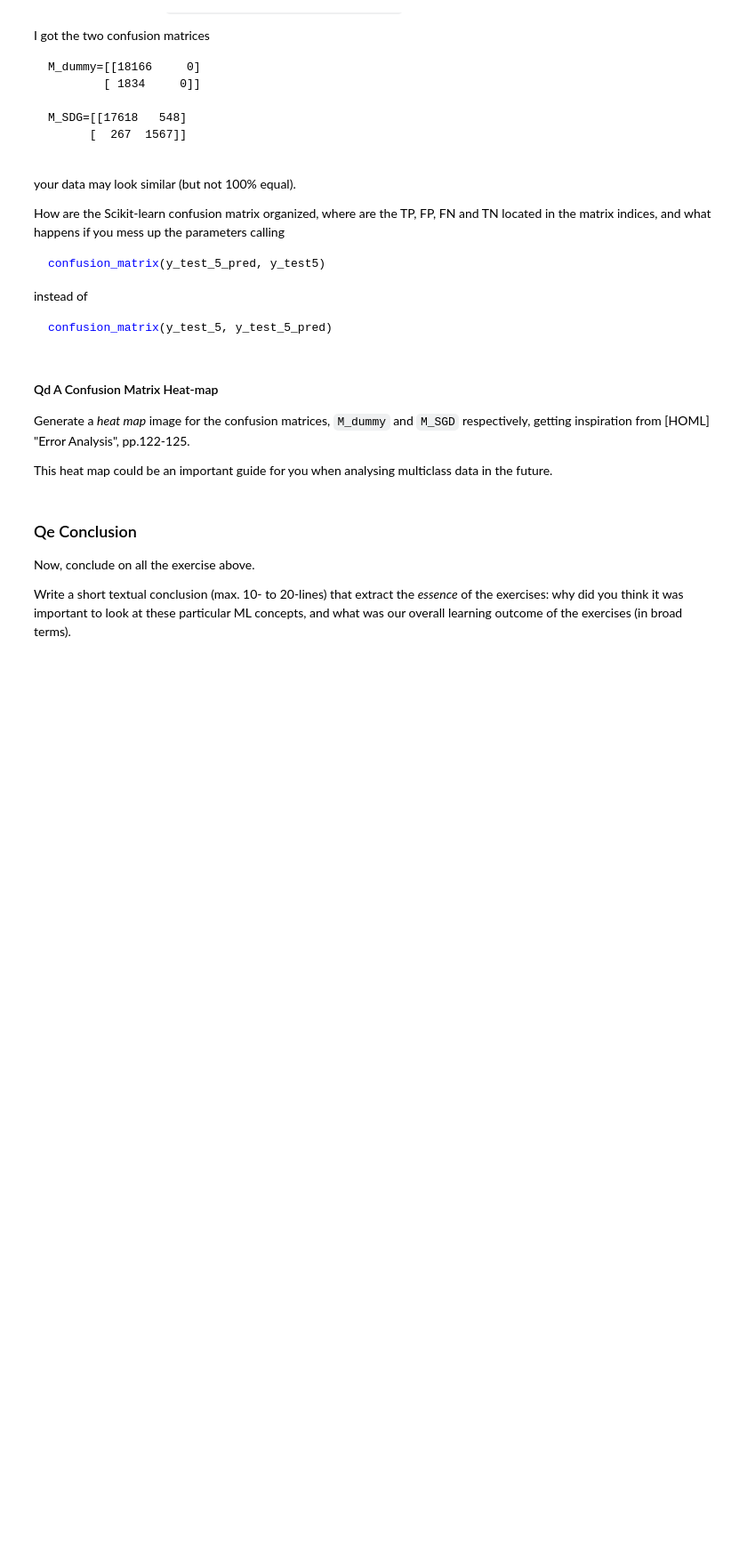
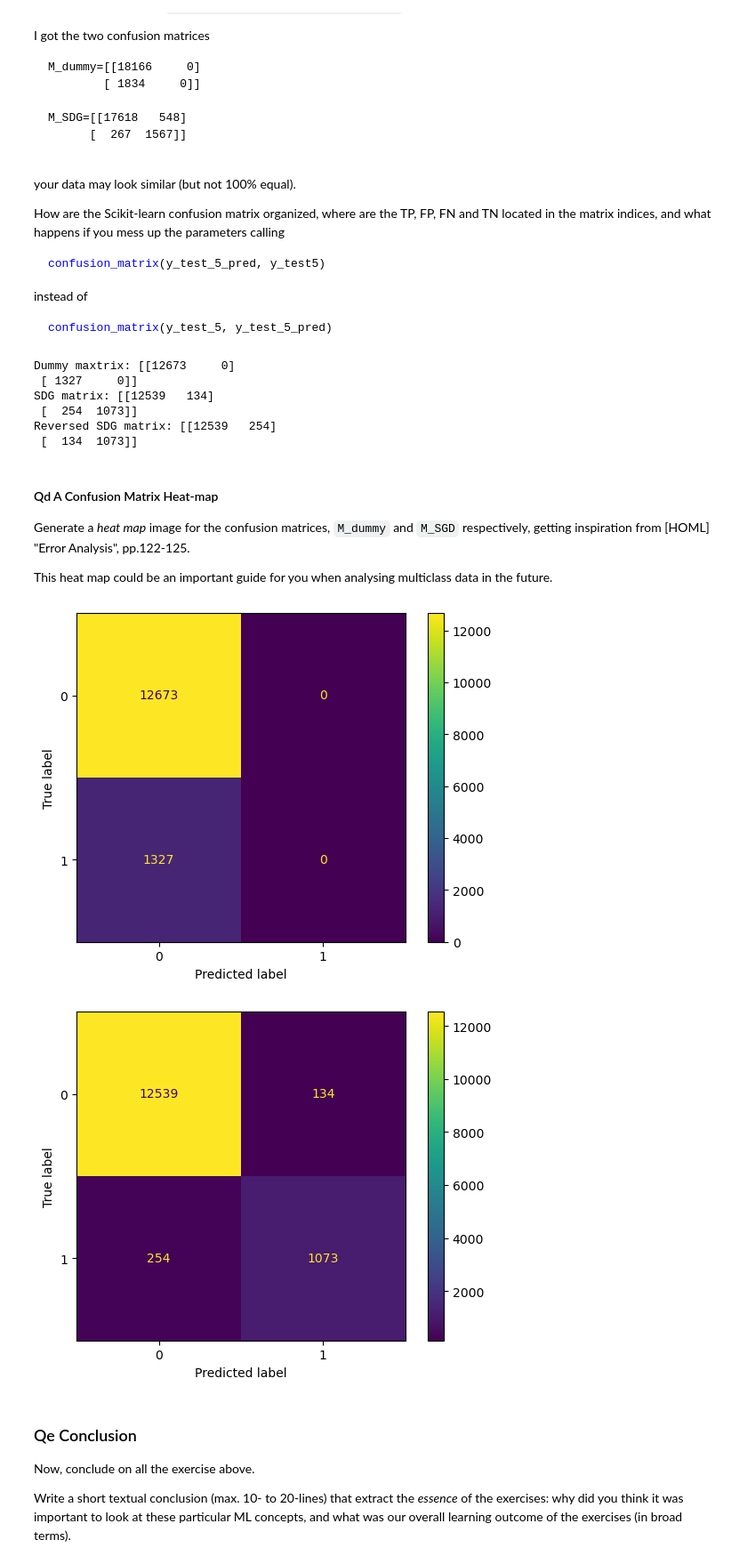
Before and after one commit to kaaecreme/6-Semester, a Jupyter notebook: MAL/L02/performance_metrics.ipynb, the cells around one changed output. Shown: that part at 89% size. Drawn from its saved outputs; the diff is of its cells as text; code cells hidden in the pictures; blank space fills up the shorter version.

Commit message:
Finished with performance_metrics assignment

```diff
--- a/MAL/L02/performance_metrics.ipynb
+++ b/MAL/L02/performance_metrics.ipynb
@@ -227,3 +362,20 @@ assert False, "TODO: solve Qc, and remove me..
+# %%
+from sklearn.metrics import confusion_matrix
+
+cm_dummy = confusion_matrix(y_test_5, dummy_y_pred)
+cm_sdg_classifier = confusion_matrix(y_test_5, y_pred)
+cm_sdg_classifier_reversed = confusion_matrix(y_pred, y_test_5)
+
+print(f"Dummy maxtrix: {cm_dummy}")
+print(f"SDG matrix: {cm_sdg_classifier}")
+print(f"Reversed SDG matrix: {cm_sdg_classifier_reversed}")
+# %% [output]
+Dummy maxtrix: [[12673     0]
+ [ 1327     0]]
+SDG matrix: [[12539   134]
+ [  254  1073]]
+Reversed SDG matrix: [[12539   254]
+ [  134  1073]]
 # %% [markdown]
 #### Qd A Confusion Matrix Heat-map
 
@@ -236,3 +385,18 @@ assert False, "TODO: solve Qd, and remove me..
+# %%
+from matplotlib import pyplot as plt
+from sklearn.metrics import ConfusionMatrixDisplay
+
+
+dummy_matrix = ConfusionMatrixDisplay(confusion_matrix=cm_dummy)
+dummy_matrix.plot()
+plt.show()
+
+SGD_matrix = ConfusionMatrixDisplay(confusion_matrix=cm_sdg_classifier)
+SGD_matrix.plot()
+plt.show()
+# %% [output]
+[figure, added]
+[figure, added]
 # %% [markdown]
 ### Qe Conclusion
 
```
Also changed, not shown: parts of 6 cells of this notebook.
